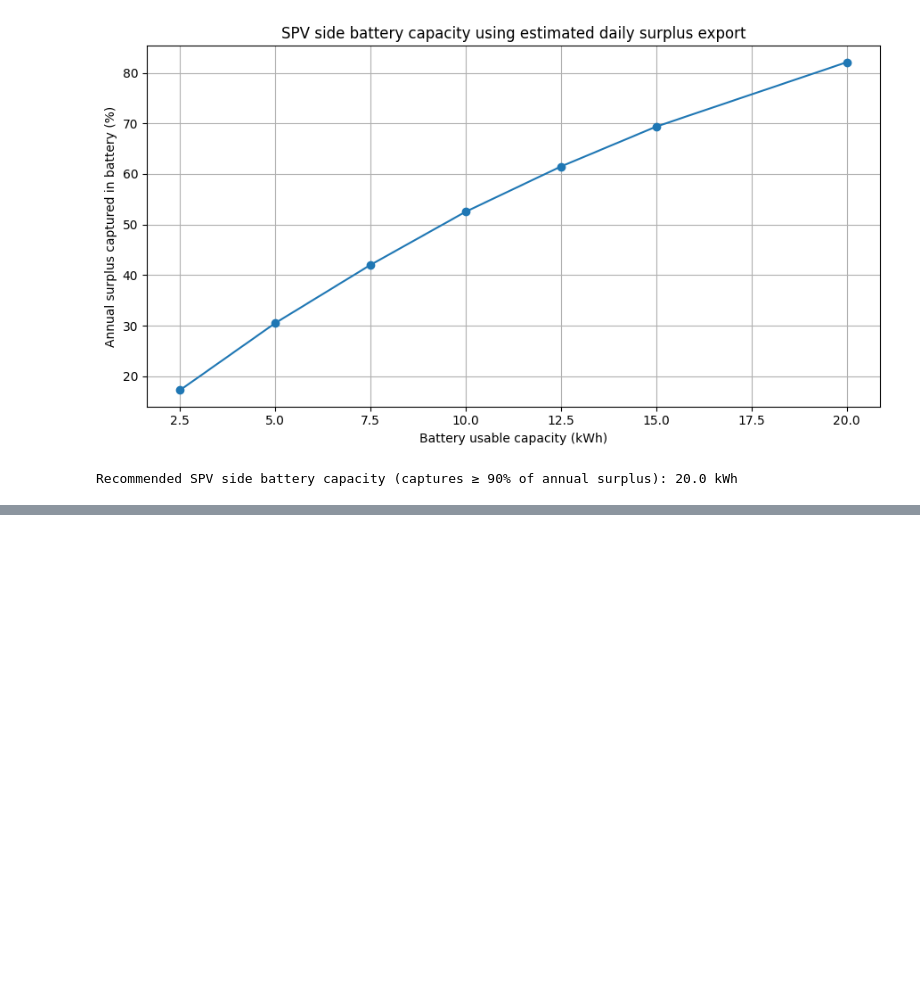
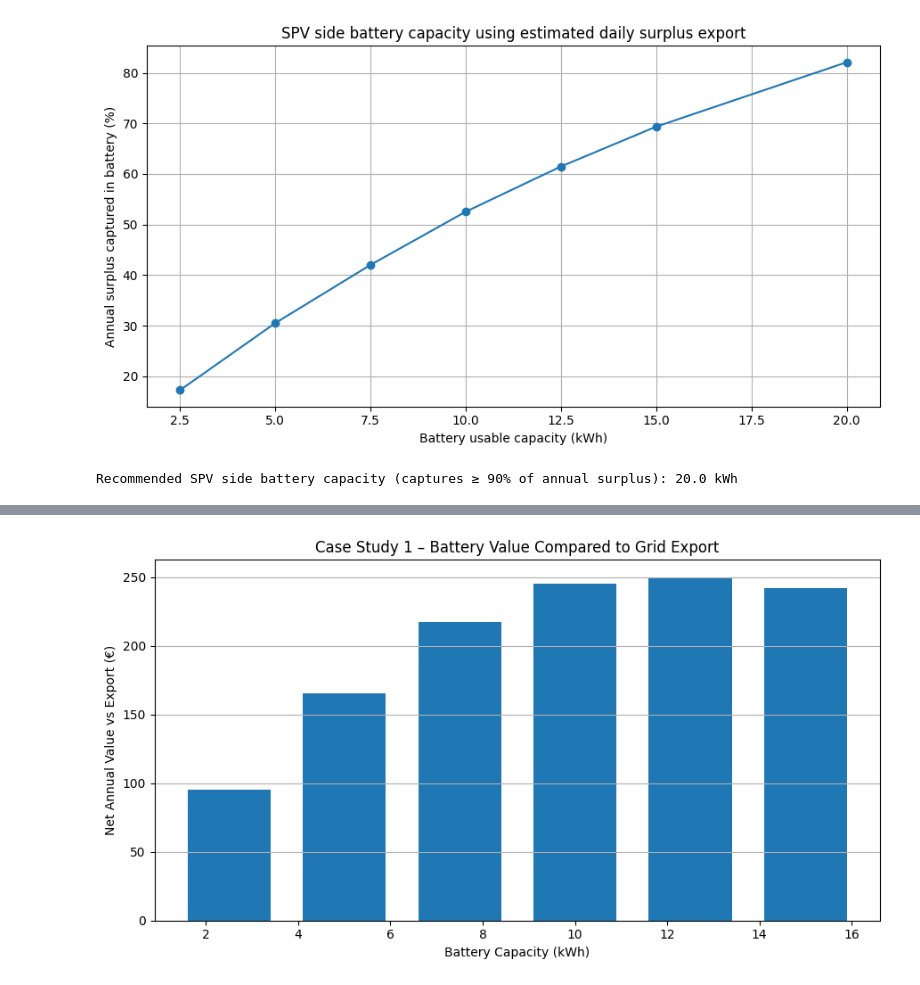
Before and after one commit to p-sav/PFDA, a Jupyter notebook: Project/Energy_analysis.ipynb, the cells around one changed output, grey strips where cells are left out. Cells and saved outputs as stored; diff of their text form; code cells hidden in the pictures; blank space fills up the shorter version.

```diff
--- a/Project/Energy_analysis.ipynb
+++ b/Project/Energy_analysis.ipynb
@@ -1725,0 +1726,99 @@ Recommended SPV side battery capacity (captures ≥ 90% of annual surplus): 20.0
+# %%
+import numpy as np                                              # Import numpy for vectorised min() and numeric ops
+import pandas as pd                                             # Import pandas for data handling
+
+# ---- SETTINGS (edit these values) ----
+battery_sizes_kwh = [2.5, 5, 7.5, 10, 12.5, 15]                 # Candidate usable battery capacities (kWh)
+battery_round_trip_eff = 1.00                                   # Battery round trip efficiency (1.00 = 100%)
+export_rate_eur_per_kwh = 0.185                                  # Export tariff used for "opportunity cost" of storing instead of exporting (€ / kWh)
+rates_dnp = {'day': 0.3079, 'night': 0.1517, 'peak': 0.3079}     # Day Night Peak import rates (€ / kWh) (peak assumed same as day unless you set otherwise)
+
+# ---- REQUIRED INPUT CHECKS ----
+if 'Date' not in df_case1.columns:                               # Check required Date column exists in Case Study 1
+    raise KeyError("df_case1 missing 'Date' column.")            # Stop with a clear message
+if 'Day_kWh' not in df_case1.columns or 'Night_kWh' not in df_case1.columns or 'Peak_kWh' not in df_case1.columns:  # Check the split columns exist
+    raise KeyError("df_case1 missing Day_kWh / Night_kWh / Peak_kWh. Run the day/night/peak split cell first.")      # Stop with a clear message
+if 'Daily_Export_kWh' not in daily_irradiance.columns or 'Date' not in daily_irradiance.columns:  # Check PV daily export estimate exists
+    raise KeyError("daily_irradiance must contain 'Date' and 'Daily_Export_kWh'. Run the PV daily allocation cell first.")  # Stop with a clear message
+
+# ---- ALIGN PV DAILY SURPLUS (2023 proxy) TO CASE STUDY 1 DATES ----
+pv_proxy = daily_irradiance[['Date', 'Daily_Export_kWh']].copy()  # Copy the PV proxy daily export series
+pv_proxy['Date'] = pd.to_datetime(pv_proxy['Date'])               # Ensure PV proxy Date is datetime
+pv_proxy['MonthDay'] = pv_proxy['Date'].dt.strftime('%m-%d')      # Create a month-day key (MM-DD) for mapping across years
+pv_proxy['Daily_Export_kWh'] = pd.to_numeric(pv_proxy['Daily_Export_kWh'], errors='coerce')  # Force numeric PV export values
+pv_proxy = pv_proxy.dropna(subset=['Daily_Export_kWh'])           # Drop rows that could not be converted to numeric
+pv_map = pv_proxy.groupby('MonthDay')['Daily_Export_kWh'].mean()  # Build a mapping from MM-DD to typical daily export (kWh)
+
+case1 = df_case1.copy()                                           # Work on a copy to keep original clean
+case1['Date'] = pd.to_datetime(case1['Date'])                     # Ensure Case Study 1 Date is datetime
+case1 = case1.dropna(subset=['Date'])                             # Drop any blank Date rows
+case1['MonthDay'] = case1['Date'].dt.strftime('%m-%d')            # Create the same MM-DD key for Case Study 1
+case1['PV_Surplus_kWh'] = case1['MonthDay'].map(pv_map)           # Map PV surplus estimate onto each Case Study 1 day
+case1['PV_Surplus_kWh'] = case1['PV_Surplus_kWh'].fillna(0.0)     # Fill any unmatched days with 0 surplus
+
+# ---- BATTERY DISPATCH (BEST CASE) AGAINST CASE STUDY 1 LOAD ----
+# Rule: discharge to Peak first, then Day, then Night (because peak is typically most valuable)
+results = []                                                      # Create an empty list to store results per battery size
+
+annual_pv_surplus_kwh = case1['PV_Surplus_kWh'].sum()             # Compute annual PV surplus available (kWh) over Case Study 1 dates
+annual_export_value_eur = annual_pv_surplus_kwh * export_rate_eur_per_kwh  # Compute annual export revenue if all surplus was exported (€)
+
+for cap in battery_sizes_kwh:                                     # Loop through each candidate battery size
+    stored_kwh = np.minimum(case1['PV_Surplus_kWh'], cap)         # Compute daily energy that can be stored (kWh) limited by capacity
+    stored_kwh = stored_kwh * battery_round_trip_eff             # Apply round-trip efficiency to stored energy (kWh usable)
+
+    peak_offset_kwh = np.minimum(stored_kwh, case1['Peak_kWh'])   # Offset peak imports first (kWh)
+    rem_after_peak = stored_kwh - peak_offset_kwh                 # Remaining stored energy after peak offset (kWh)
+
+    day_offset_kwh = np.minimum(rem_after_peak, case1['Day_kWh']) # Offset day imports next (kWh)
+    rem_after_day = rem_after_peak - day_offset_kwh               # Remaining stored energy after day offset (kWh)
+
+    night_offset_kwh = np.minimum(rem_after_day, case1['Night_kWh'])  # Offset night imports last (kWh)
+
+    avoided_cost_eur = (peak_offset_kwh.sum() * rates_dnp['peak']) + (day_offset_kwh.sum() * rates_dnp['day']) + (night_offset_kwh.sum() * rates_dnp['night'])  # Compute avoided import cost (€)
+    net_value_vs_export_eur = avoided_cost_eur - (stored_kwh.sum() * export_rate_eur_per_kwh)  # Compare storing vs exporting only the energy actually stored (€)
+
+    results.append([cap, stored_kwh.sum(), avoided_cost_eur, stored_kwh.sum() * export_rate_eur_per_kwh, net_value_vs_export_eur])  # Store results row
+
+battery_case1_value = pd.DataFrame(                               # Convert results list into a DataFrame
+    results,                                                      # Use computed results
+    columns=['Battery_kWh', 'Energy_Stored_kWh', 'Avoided_Import_€', 'Lost_Export_€', 'Net_Value_vs_Export_€']  # Name output columns
+)
+
+battery_case1_value                                                # Display the Case Study 1 battery value table
+
+
+
+import matplotlib.pyplot as plt
+import pandas as pd
+
+# Create DataFrame from your results
+battery_results = pd.DataFrame({
+    'Battery_kWh': [2.5, 5.0, 7.5, 10.0, 12.5, 15.0],
+    'Net_Value_vs_Export_€': [
+        95.062620,
+        165.386260,
+        217.520583,
+        244.989902,
+        250.126094,
+        241.801749
+    ]
+})
+
+# Plot
+plt.figure(figsize=(9, 5))
+
+plt.bar(
+    battery_results['Battery_kWh'],
+    battery_results['Net_Value_vs_Export_€'],
+    width=1.8
+)
+
+plt.xlabel("Battery Capacity (kWh)")
+plt.ylabel("Net Annual Value vs Export (€)")
+plt.title("Case Study 1 – Battery Value Compared to Grid Export")
+plt.grid(axis='y')
+plt.tight_layout()
+plt.show()
+# %% [output]
+[figure, added]
```
Also changed, not shown: parts of 4 cells of this notebook.
